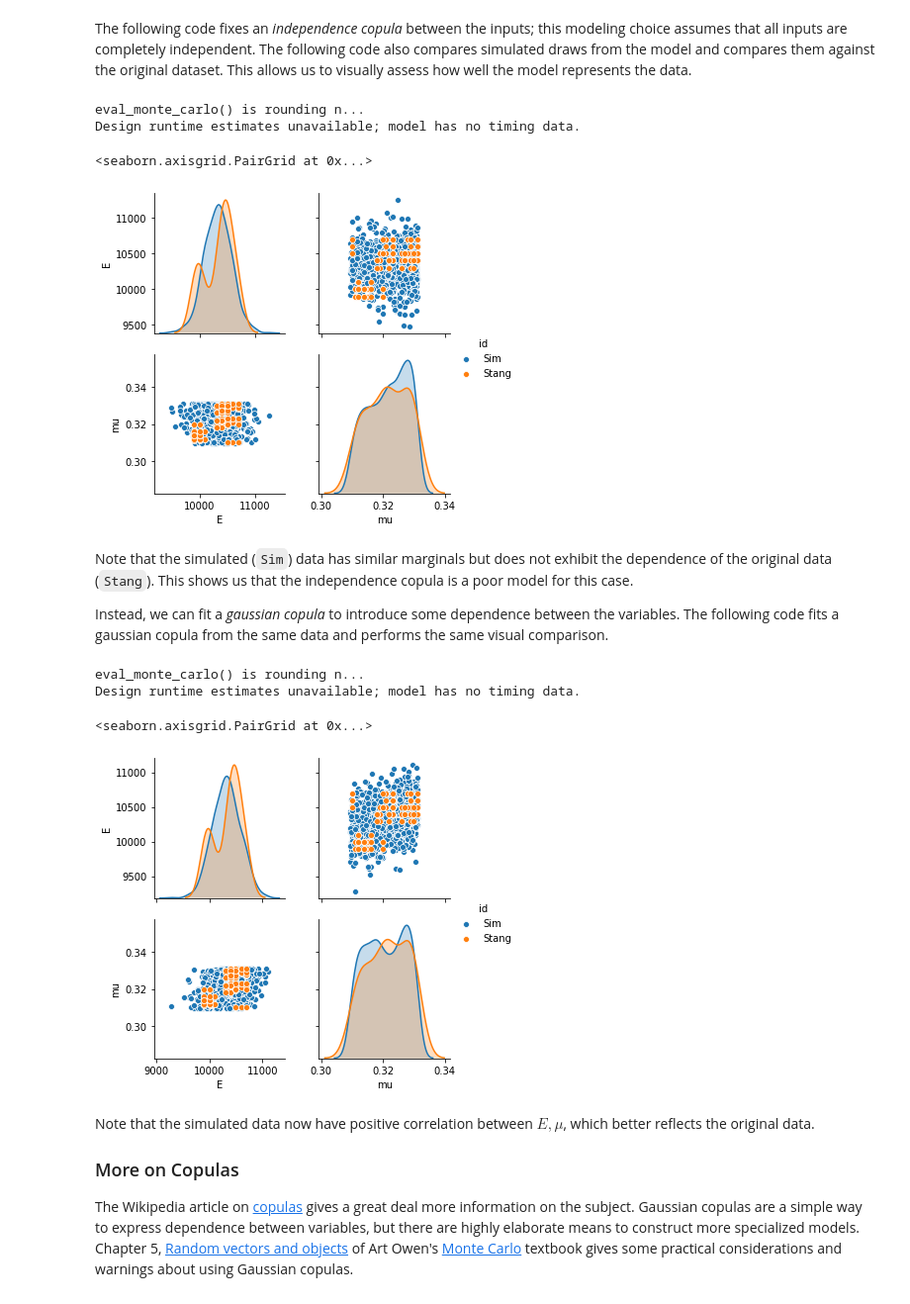
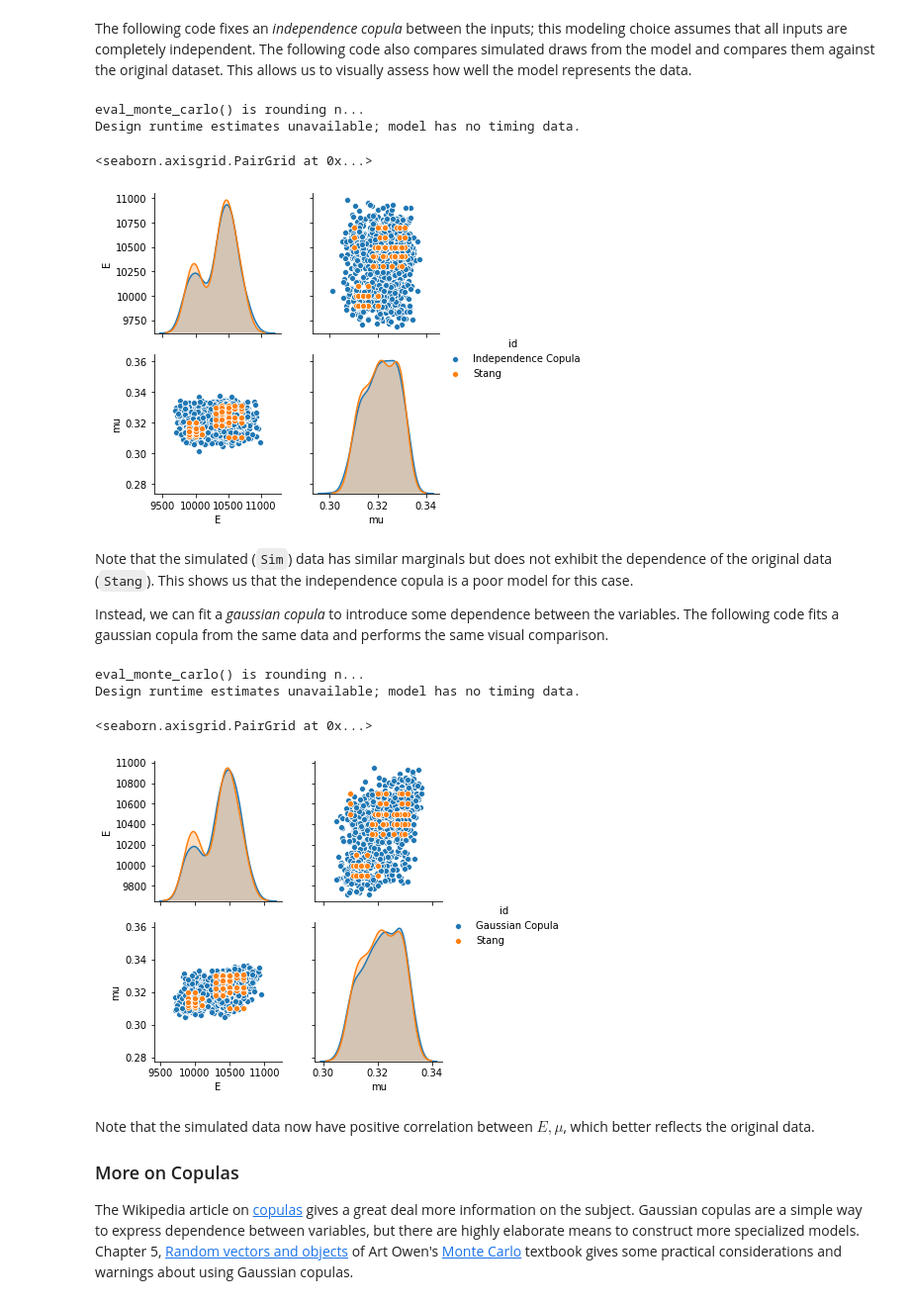
Before and after one commit to zdelrosario/py_grama, a Jupyter notebook: examples/copula/copula_example.ipynb, the cells around one changed output. Shown at 99% size. Cells and saved outputs as stored; diff of their text form; code cells hidden in the pictures.

```diff
--- a/examples/copula/copula_example.ipynb
+++ b/examples/copula/copula_example.ipynb
@@ -46,65 +48,57 @@ Note that in `py_grama`, we are *required* to specify a copula to relate the var
 # %% [markdown]
 The following code fixes an *independence copula* between the inputs; this modeling choice assumes that all inputs are completely independent. The following code also compares simulated draws from the model and compares them against the original dataset. This allows us to visually assess how well the model represents the data.
 # %%
-md_aluminum = \
-    gr.Model("Aluminum properties") >> \
-    gr.cp_marginals(
-        E=gr.continuous_fit(df_stang.E, "norm"),
-        mu=gr.continuous_fit(df_stang.mu, "beta")
-    ) >> \
-    gr.cp_copula_independence()
-
-df_sim1 = \
-    md_aluminum >> \
-    gr.ev_monte_carlo(n=1e3, df_det="nom", skip=True)
-
-# Mix both datasets with an identifier
-df_both = pd.concat(
-    (
-        df_sim1[["E", "mu"]].assign(id=["Sim"] * df_sim1.shape[0]),
-        df_stang[["E", "mu"]].assign(id=["Stang"] * df_stang.shape[0])
-    ),
-    axis=0
+md_indep = (
+    gr.Model("Aluminum properties")
+    >> gr.cp_marginals(
+        E=gr.marg_gkde(df_stang.E),
+        mu=gr.marg_gkde(df_stang.mu)
+    )
+    >> gr.cp_copula_independence()
 )
 
+df_sim_indep = (
+    md_indep
+    >> gr.ev_monte_carlo(n=1e3, df_det="nom", skip=True)
+)
+
+# Compare simulated and experimental data
 sns.pairplot(
-    df_both,
+    df_sim_indep
+    >> gr.tf_mutate(id="Independence Copula")
+    >> gr.tf_bind_rows(df_stang >> gr.tf_mutate(id="Stang")),
     vars=["E", "mu"],
     hue="id"
 )
 # %% [output]
 eval_monte_carlo() is rounding n...
 Design runtime estimates unavailable; model has no timing data.
 <seaborn.axisgrid.PairGrid at 0x...>
-[figure, old version]
+[figure, new version]
 # %% [markdown]
 Note that the simulated (`Sim`) data has similar marginals but does not exhibit the dependence of the original data (`Stang`). This shows us that the independence copula is a poor model for this case.
 
 Instead, we can fit a *gaussian copula* to introduce some dependence between the variables. The following code fits a gaussian copula from the same data and performs the same visual comparison.
 # %%
-md_aluminum = \
-    gr.Model("Aluminum properties") >> \
-    gr.cp_marginals(
-        E=gr.continuous_fit(df_stang.E, "norm"),
-        mu=gr.continuous_fit(df_stang.mu, "beta")
-    ) >> \
-    gr.cp_copula_gaussian(df_data=df_stang)
-
-df_sim1 = \
-    md_aluminum >> \
-    gr.ev_monte_carlo(n=1e3, df_det="nom", skip=True)
-
-# Mix both datasets with an identifier
-df_both = pd.concat(
-    (
-        df_sim1[["E", "mu"]].assign(id=["Sim"] * df_sim1.shape[0]),
-        df_stang[["E", "mu"]].assign(id=["Stang"] * df_stang.shape[0])
-    ),
-    axis=0
+md_copula = (
+    gr.Model("Aluminum properties")
+    >> gr.cp_marginals(
+        E=gr.marg_gkde(df_stang.E),
+        mu=gr.marg_gkde(df_stang.mu)
+    )
+    >> gr.cp_copula_gaussian(df_data=df_stang)
 )
 
+df_sim_copula = (
+    md_copula
+    >> gr.ev_monte_carlo(n=1e3, df_det="nom", skip=True)
+)
+
+# Compare simulated and experimental results
 sns.pairplot(
-    df_both,
+    df_sim_copula
+    >> gr.tf_mutate(id="Gaussian Copula")
+    >> gr.tf_bind_rows(df_stang >> gr.tf_mutate(id="Stang")),
     vars=["E", "mu"],
     hue="id"
 )
@@ -112,7 +106,7 @@ sns.pairplot(
 eval_monte_carlo() is rounding n...
 Design runtime estimates unavailable; model has no timing data.
 <seaborn.axisgrid.PairGrid at 0x...>
-[figure, old version]
+[figure, new version]
 # %% [markdown]
 Note that the simulated data now have positive correlation between $E, \mu$, which better reflects the original data.
 
```
Also changed, not shown: parts of 3 cells of this notebook.
